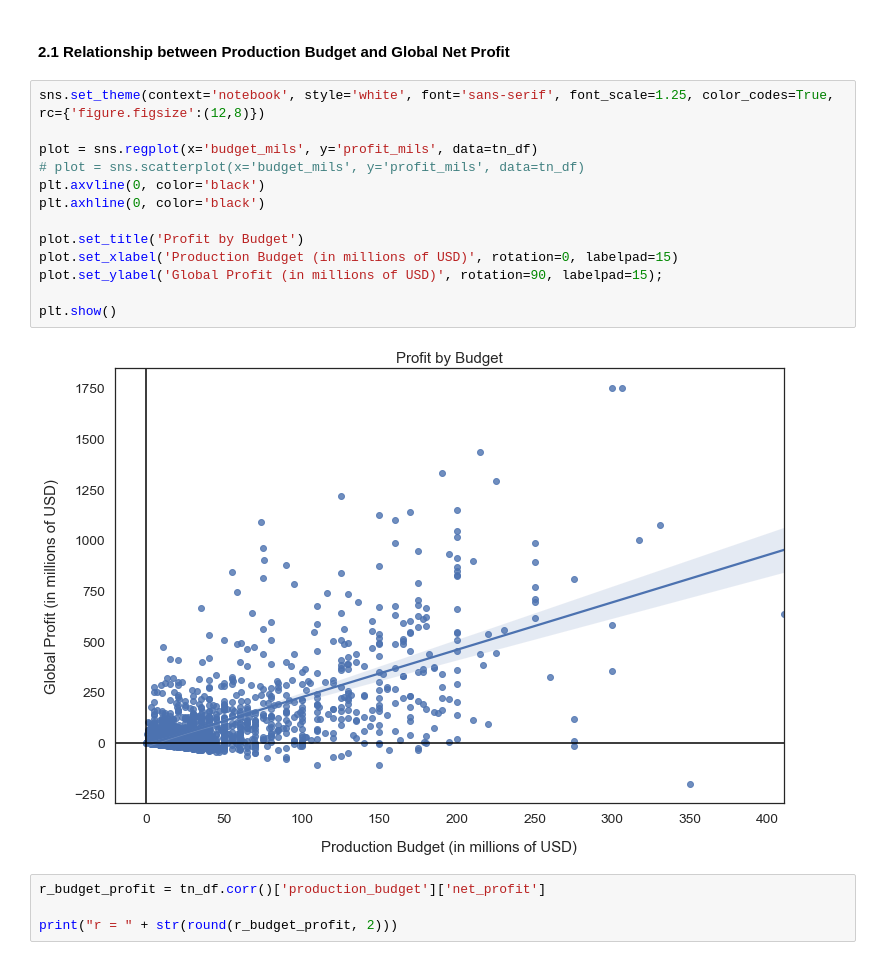
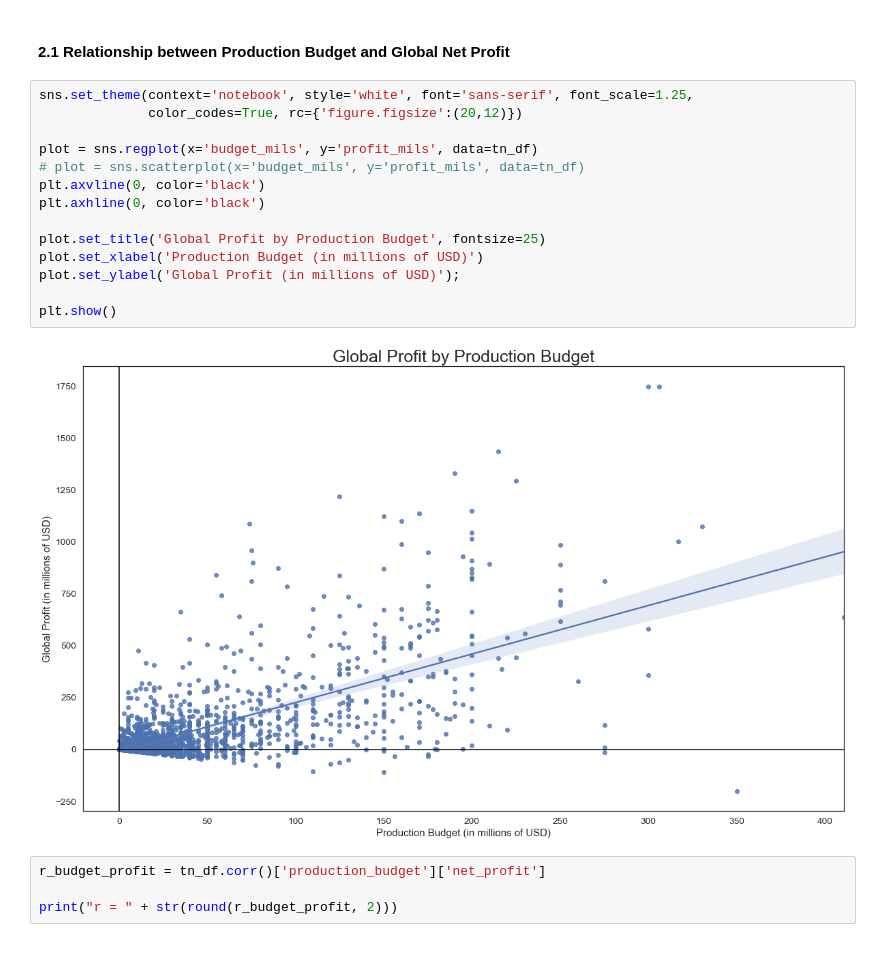
Before and after one commit to fetterollie/Microsoft-Movie-Analysis, a Jupyter notebook: dsc-phase1-project-final-working-copy.ipynb, the cells around one changed output. Cells and saved outputs as stored; diff of their text form.

Commit message:
formatted charts, additional minor changes, working on ToC

```diff
--- a/dsc-phase1-project-final-working-copy.ipynb
+++ b/dsc-phase1-project-final-working-copy.ipynb
@@ -493,20 +552,21 @@ First, we used a scatter plot and Pearson's correlation to examine the relations
 # %% [markdown]
 #### 2.1 Relationship between Production Budget and Global Net Profit
 # %%
-sns.set_theme(context='notebook', style='white', font='sans-serif', font_scale=1.25, color_codes=True, rc={'figure.figsize':(12,8)})
+sns.set_theme(context='notebook', style='white', font='sans-serif', font_scale=1.25,
+              color_codes=True, rc={'figure.figsize':(20,12)})
 
 plot = sns.regplot(x='budget_mils', y='profit_mils', data=tn_df)
 # plot = sns.scatterplot(x='budget_mils', y='profit_mils', data=tn_df)
 plt.axvline(0, color='black')
 plt.axhline(0, color='black')
 
-plot.set_title('Profit by Budget')
-plot.set_xlabel('Production Budget (in millions of USD)', rotation=0, labelpad=15)
-plot.set_ylabel('Global Profit (in millions of USD)', rotation=90, labelpad=15);
+plot.set_title('Global Profit by Production Budget', fontsize=25)
+plot.set_xlabel('Production Budget (in millions of USD)')
+plot.set_ylabel('Global Profit (in millions of USD)');
 
 plt.show()
 # %% [output]
-[figure, old version]
+[figure, new version]
 # %%
 r_budget_profit = tn_df.corr()['production_budget']['net_profit']
 
```
Also changed, not shown: parts of 13 cells of this notebook.
